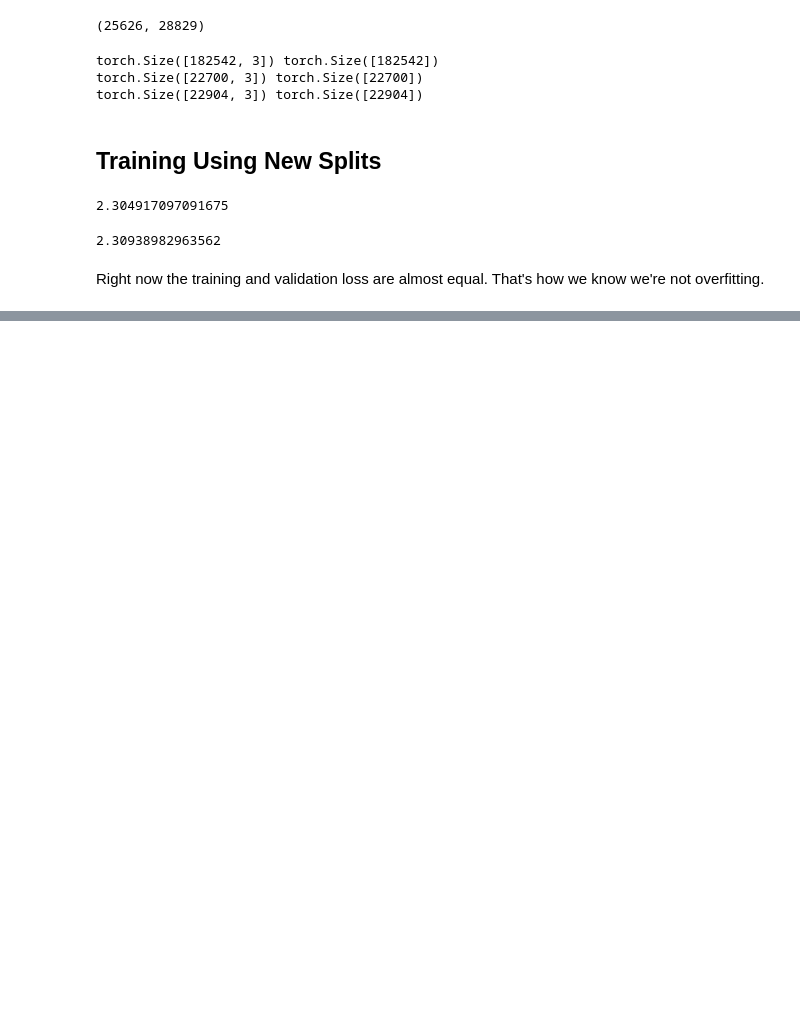
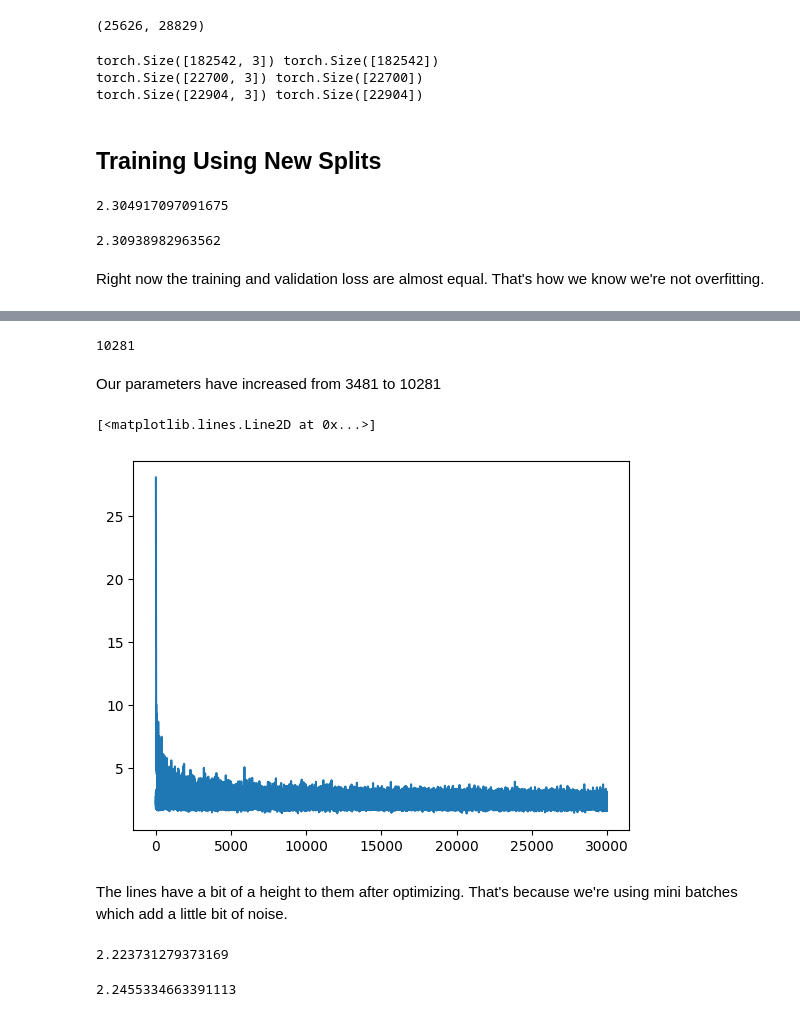
Before and after one commit to startswithzed/neural-nets-playground, a Jupyter notebook: makemore/multi_layer_perceptron.ipynb, the cells around one changed output, grey strips where cells are left out. Drawn from its saved outputs; the diff is of its cells as text; code cells hidden in the pictures; blank space fills up the shorter version.

Commit message:
feat(mlp): training on a larger hidden layer

```diff
--- a/makemore/multi_layer_perceptron.ipynb
+++ b/makemore/multi_layer_perceptron.ipynb
@@ -720,0 +727,69 @@ Right now the training and validation loss are almost equal. That's how we know
+# %%
+# reset params
+C = torch.randn((27, 2))
+W1 = torch.randn((6, 300)) # increased from 100 to 300
+B1 = torch.randn(300) # 300 biases for each neuron
+W2 = torch.randn((300, 27)) # 300 inputs for the next layer
+B2 = torch.randn(27)
+parameters = [C, W1, B1, W2, B2]
+
+for p in parameters:
+    p.requires_grad = True
+# %%
+sum(p.nelement() for p in parameters)
+# %% [output]
+10281
+# %% [markdown]
+Our parameters have increased from 3481 to 10281
+# %%
+lr = 0.1
+lossi = []
+stepi = []
+# %%
+for i in range(30000):
+    # creating mini batch
+    ix = torch.randint(0, Xtr.shape[0], (32, ))
+
+    # forward pass
+    emb = C[Xtr[ix]]
+    h = torch.tanh(emb.view(-1, 6) @ W1 + B1)
+    logits = h @ W2 + B2
+    loss = F.cross_entropy(logits, Ytr[ix])
+
+    # backward pass
+    for p in parameters:
+        p.grad = None
+    loss.backward()
+
+    #update
+    for p in parameters:
+        p.data += -0.01 * p.grad # dec to 0.05
+
+    # track stats
+    stepi.append(i)
+    lossi.append(loss.item())
+# %%
+plot.plot(stepi, lossi)
+# %% [output]
+[<matplotlib.lines.Line2D at 0x...>]
+[figure, added]
+# %% [markdown]
+The lines have a bit of a height to them after optimizing. That's because we're using mini batches which add a little bit of noise.
+# %%
+# overall loss on training set
+emb = C[Xtr]
+h = torch.tanh(emb.view(-1, 6) @ W1 + B1)
+logits = h @ W2 + B2
+loss = F.cross_entropy(logits, Ytr)
+loss.item()
+# %% [output]
+2.223731279373169
+# %%
+# overall loss on validation set
+emb = C[Xval]
+h = torch.tanh(emb.view(-1, 6) @ W1 + B1)
+logits = h @ W2 + B2
+loss = F.cross_entropy(logits, Yval)
+loss.item()
+# %% [output]
+2.2455334663391113
```
Also changed, not shown: parts of 6 cells of this notebook.
